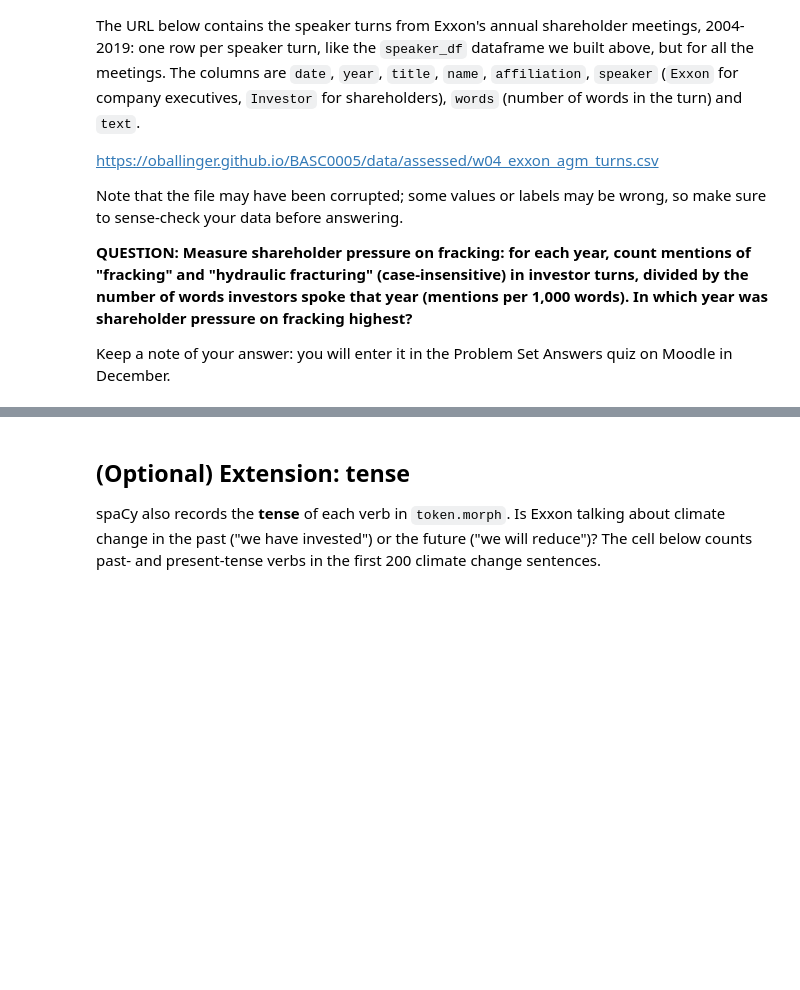
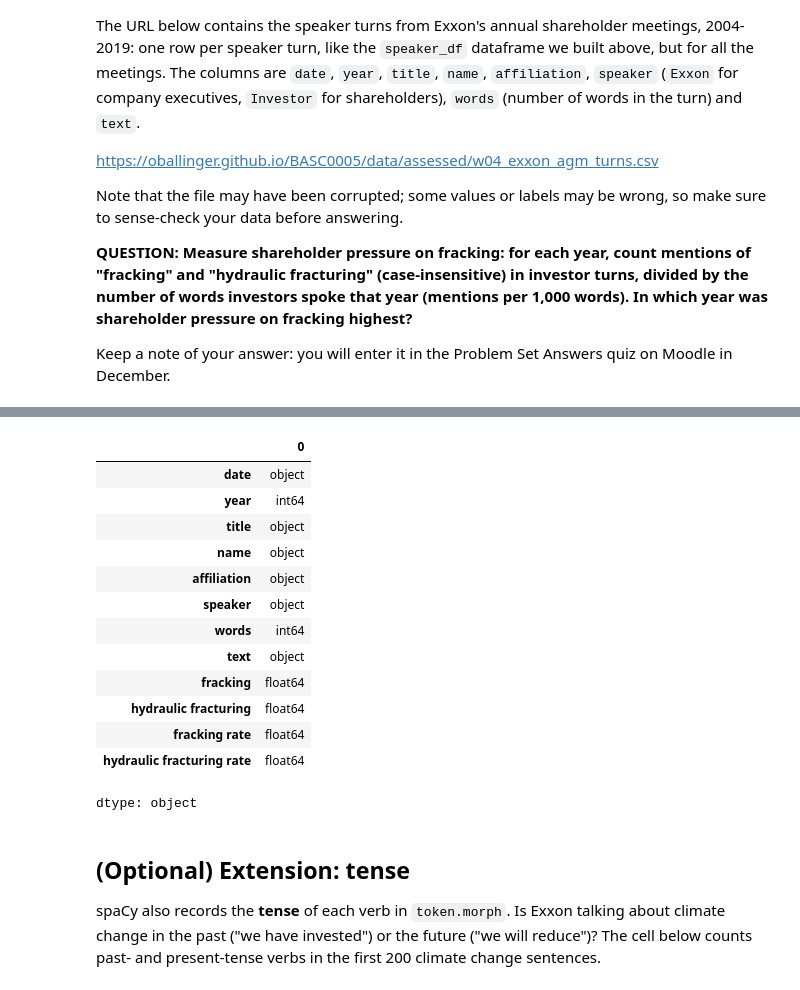
Before and after one commit to nmannbenn-debug/QM2, a Jupyter notebook: notebooks/W04. Natural Language Processing.ipynb, the cells around one changed output, grey strips where cells are left out. Drawn from its saved outputs; the diff is of its cells as text; code cells hidden in the pictures; blank space fills up the shorter version.

```diff
--- a/notebooks/W04. Natural Language Processing.ipynb
+++ b/notebooks/W04. Natural Language Processing.ipynb
@@ -743,0 +802,17 @@ Keep a note of your answer: you will enter it in the Problem Set Answers quiz on
+# %%
+dataf.dtypes
+# %% [output]
+|  | 0 |
+| date | object |
+| year | int64 |
+| title | object |
+| name | object |
+| affiliation | object |
+| speaker | object |
+| words | int64 |
+| text | object |
+| fracking | float64 |
+| hydraulic fracturing | float64 |
+| fracking rate | float64 |
+| hydraulic fracturing rate | float64 |
+dtype: object
```
Also changed, not shown: parts of 6 cells of this notebook.
